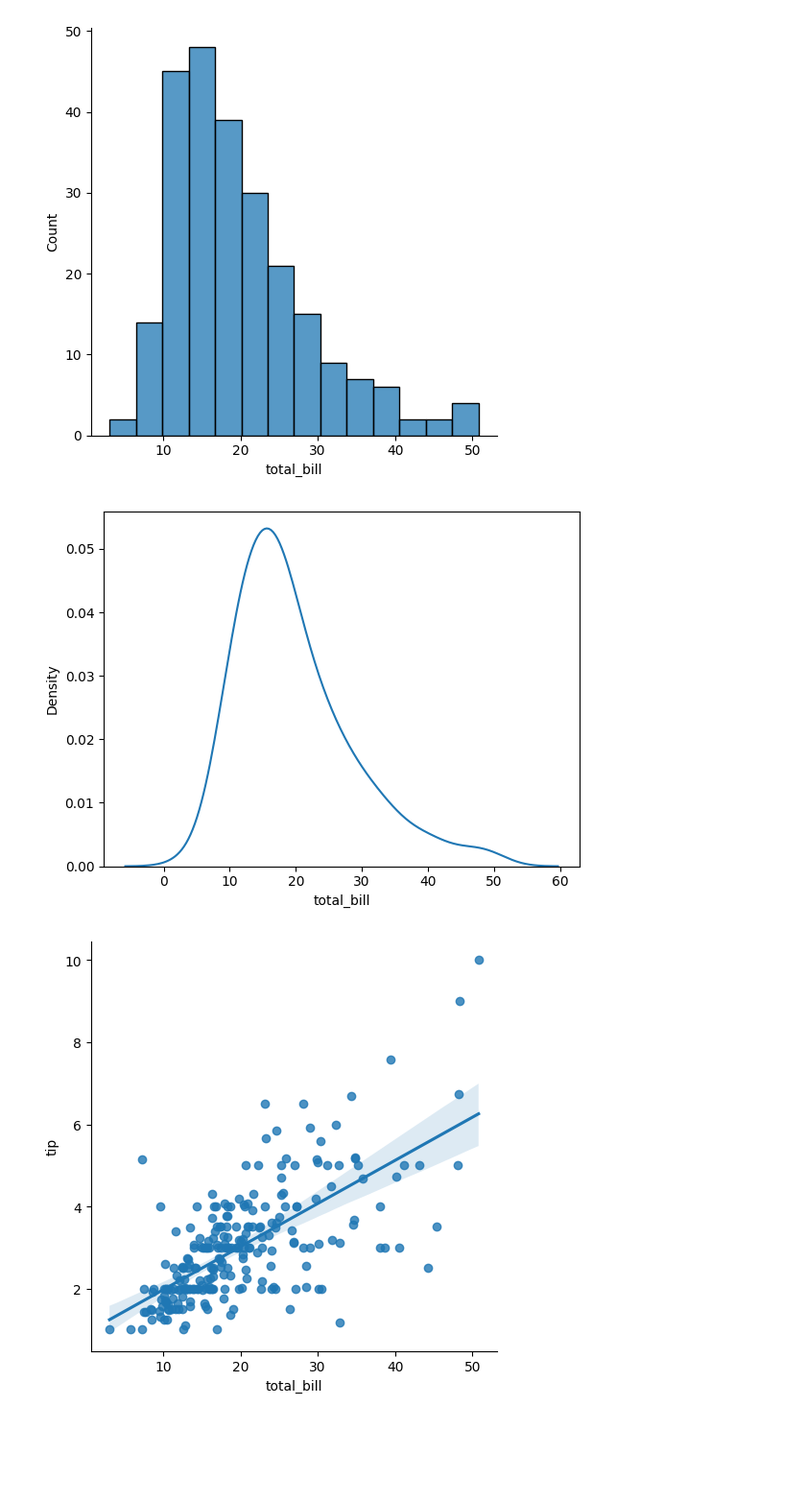
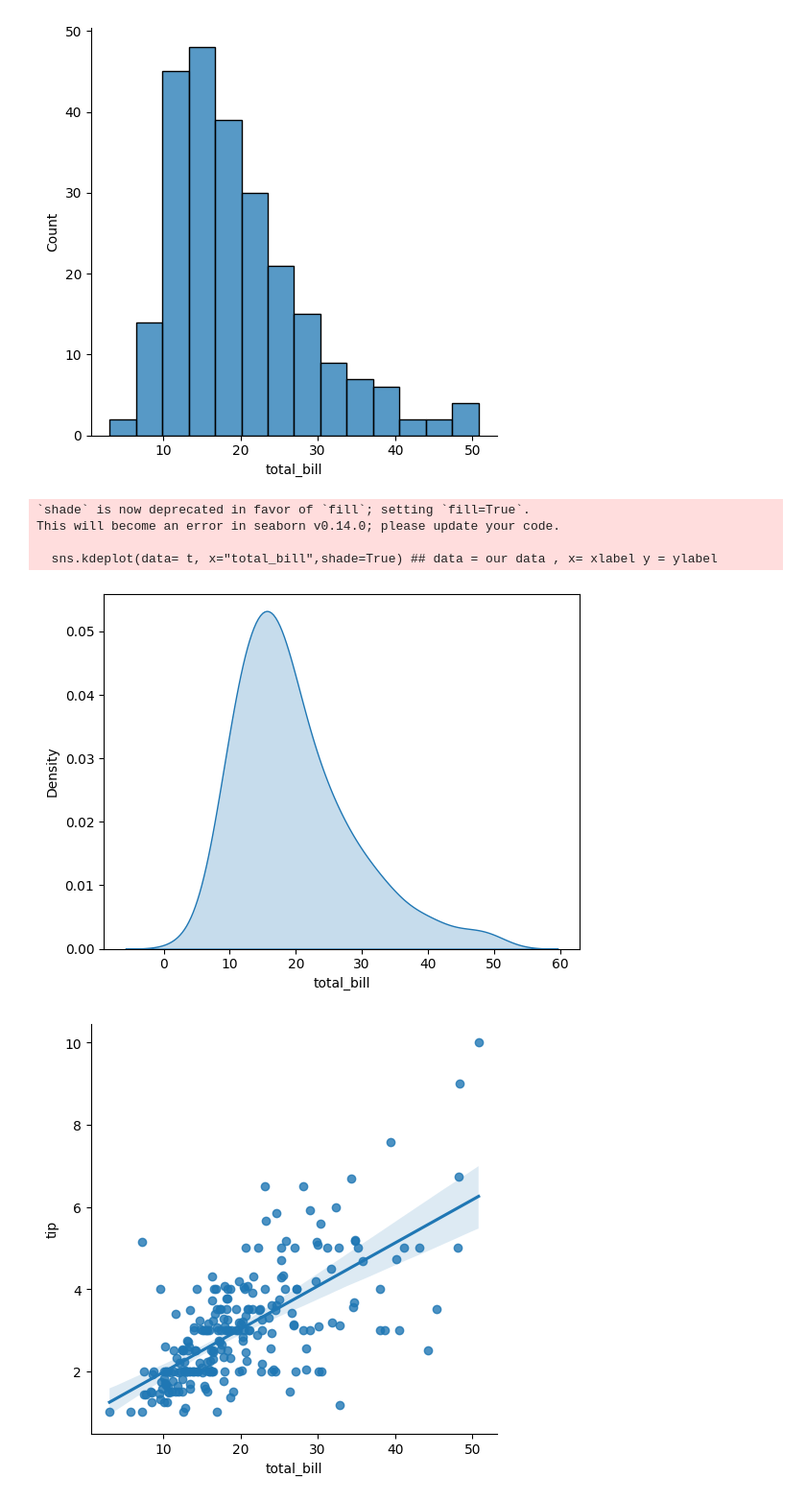
Before and after one commit to Jovalenciaar/Analisis-datos-con-Python, a Jupyter notebook: Datos Matplotlib - Seaborn/9_Parameter Seaborn.ipynb, the cells around one changed output. Shown at 96% size. Drawn from its saved outputs; the diff is of its cells as text; code cells hidden in the pictures; blank space fills up the shorter version.

```diff
--- a/Datos Matplotlib - Seaborn/9_Parameter Seaborn.ipynb
+++ b/Datos Matplotlib - Seaborn/9_Parameter Seaborn.ipynb
@@ -42,11 +42,15 @@ plt.show()
 # %% [output]
 [figure]
 # %%
-sns.kdeplot(data= t, x="total_bill") ## data = our data , x= xlabel y = ylabel
+sns.kdeplot(data= t, x="total_bill",shade=True) ## data = our data , x= xlabel y = ylabel, shade = fill up
 # we have to define our data or datframe, and indicate which values we wanna have in the label X and Y
 plt.show()
 # %% [output]
+`shade` is now deprecated in favor of `fill`; setting `fill=True`.
+This will become an error in seaborn v0.14.0; please update your code.
+
+  sns.kdeplot(data= t, x="total_bill",shade=True) ## data = our data , x= xlabel y = ylabel
-[figure, old version]
+[figure, new version]
 # %%
 sns.lmplot(data= t, x="total_bill", y = "tip") ## data = our data , x= xlabel y = ylabel
 # we have to define our data or datframe, and indicate which values we wanna have in the label X and Y
```
Also changed, not shown: parts of 1 cell of this notebook, 6 other files.
